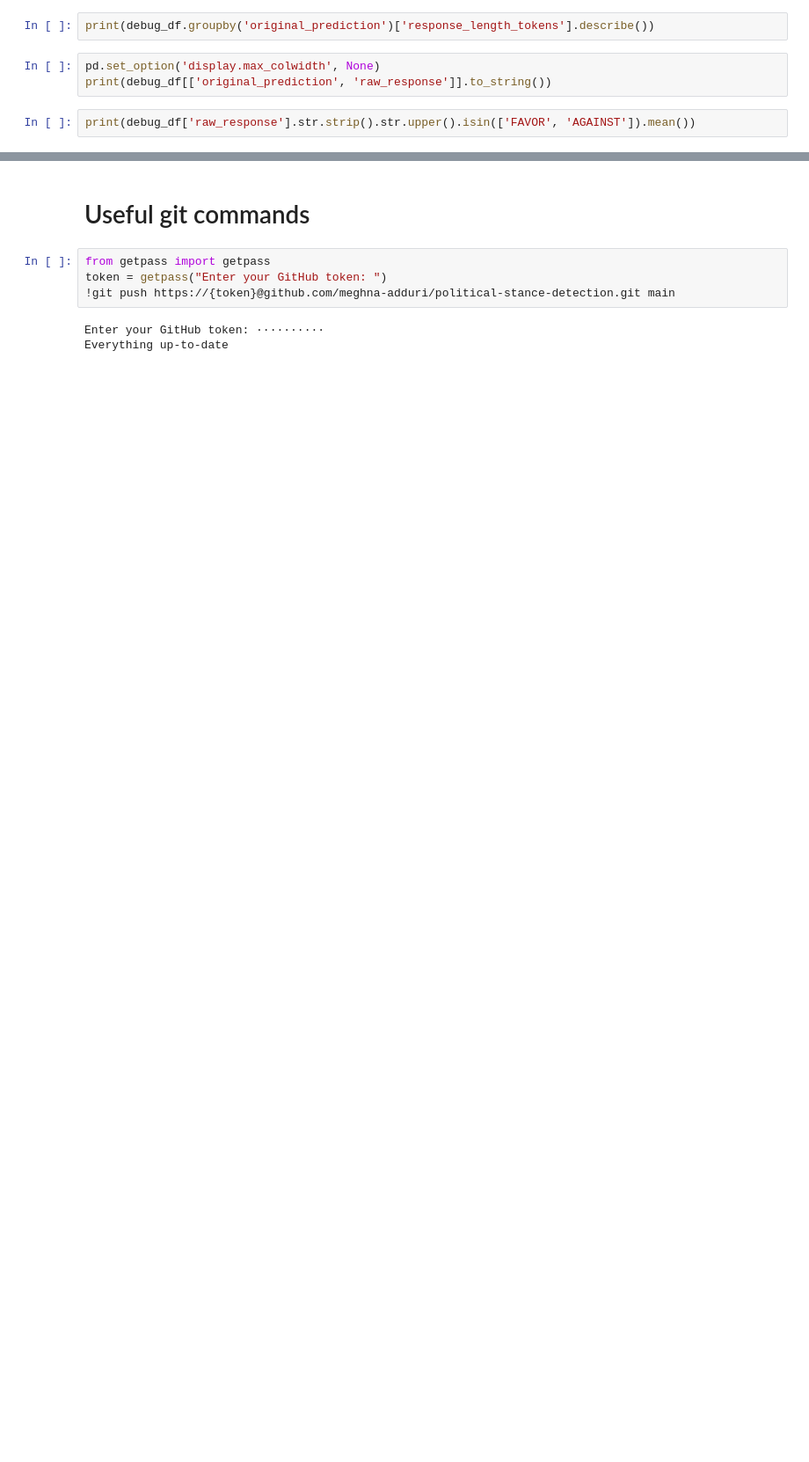
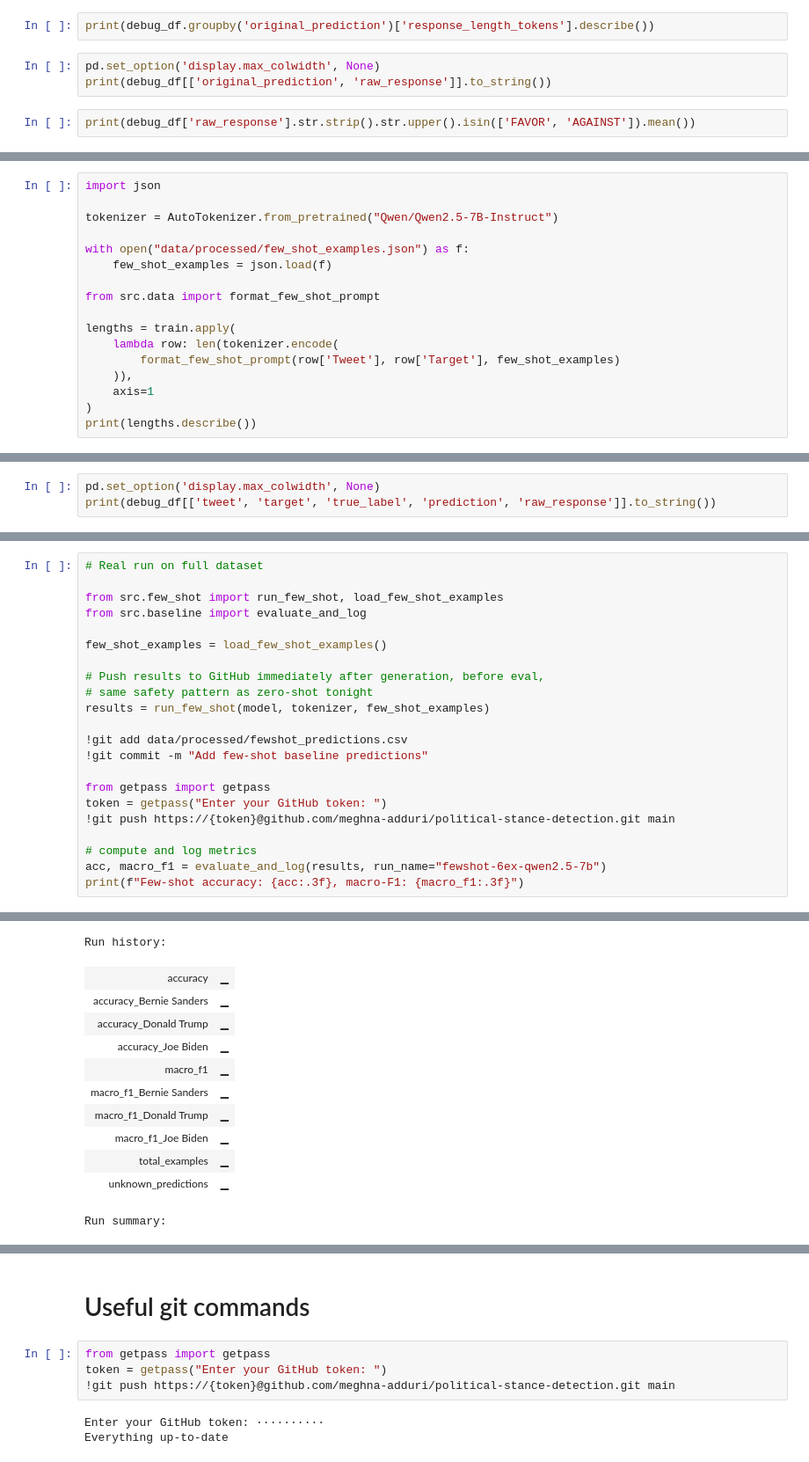
Before and after one commit to meghna-adduri/political-stance-detection, a Jupyter notebook: scratch.ipynb, the cells around one changed output, grey strips where cells are left out. Shown at 88% size. Drawn from its saved outputs; the diff is of its cells as text; blank space fills up the shorter version.

Commit message:
Found examples for few-shot prompt and full few-shot run

```diff
--- a/scratch.ipynb
+++ b/scratch.ipynb
@@ -167,0 +284,17 @@ print(debug_df['raw_response'].str.strip().str.upper().isin(['FAVOR', 'AGAINST']
+# %%
+import json
+
+tokenizer = AutoTokenizer.from_pretrained("Qwen/Qwen2.5-7B-Instruct")
+
+with open("data/processed/few_shot_examples.json") as f:
+    few_shot_examples = json.load(f)
+
+from src.data import format_few_shot_prompt
+
+lengths = train.apply(
+    lambda row: len(tokenizer.encode(
+        format_few_shot_prompt(row['Tweet'], row['Target'], few_shot_examples)
+    )),
+    axis=1
+)
+print(lengths.describe())
@@ -167,0 +359,3 @@ print(debug_df['raw_response'].str.strip().str.upper().isin(['FAVOR', 'AGAINST']
+# %%
+pd.set_option('display.max_colwidth', None)
+print(debug_df[['tweet', 'target', 'true_label', 'prediction', 'raw_response']].to_string())
@@ -167,0 +399,23 @@ print(debug_df['raw_response'].str.strip().str.upper().isin(['FAVOR', 'AGAINST']
+# %%
+# Real run on full dataset
+
+from src.few_shot import run_few_shot, load_few_shot_examples
+from src.baseline import evaluate_and_log
+
+few_shot_examples = load_few_shot_examples()
+
+# Push results to GitHub immediately after generation, before eval,
+# same safety pattern as zero-shot tonight
+results = run_few_shot(model, tokenizer, few_shot_examples)
+
+!git add data/processed/fewshot_predictions.csv
+!git commit -m "Add few-shot baseline predictions"
+
+from getpass import getpass
+token = getpass("Enter your GitHub token: ")
+!git push https://{token}@github.com/meghna-adduri/political-stance-detection.git main
+
+# compute and log metrics
+acc, macro_f1 = evaluate_and_log(results, run_name="fewshot-6ex-qwen2.5-7b")
+print(f"Few-shot accuracy: {acc:.3f}, macro-F1: {macro_f1:.3f}")
+# %% [output]
@@ -167,0 +442,12 @@ print(debug_df['raw_response'].str.strip().str.upper().isin(['FAVOR', 'AGAINST']
+Run history:
+| accuracy | ▁ |
+| accuracy_Bernie Sanders | ▁ |
+| accuracy_Donald Trump | ▁ |
+| accuracy_Joe Biden | ▁ |
+| macro_f1 | ▁ |
+| macro_f1_Bernie Sanders | ▁ |
+| macro_f1_Donald Trump | ▁ |
+| macro_f1_Joe Biden | ▁ |
+| total_examples | ▁ |
+| unknown_predictions | ▁ |
+Run summary:
```
Also changed, not shown: parts of 18 cells of this notebook.
